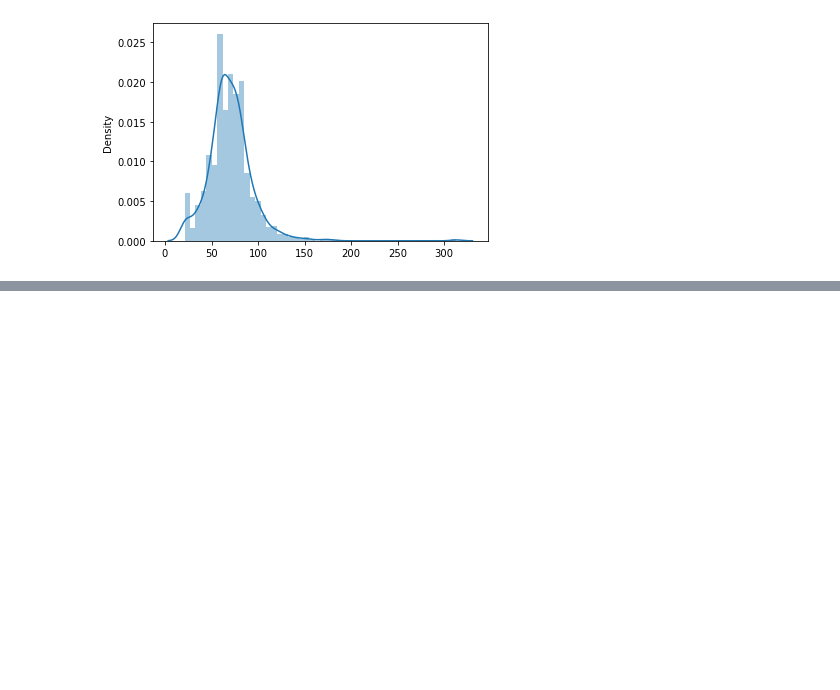
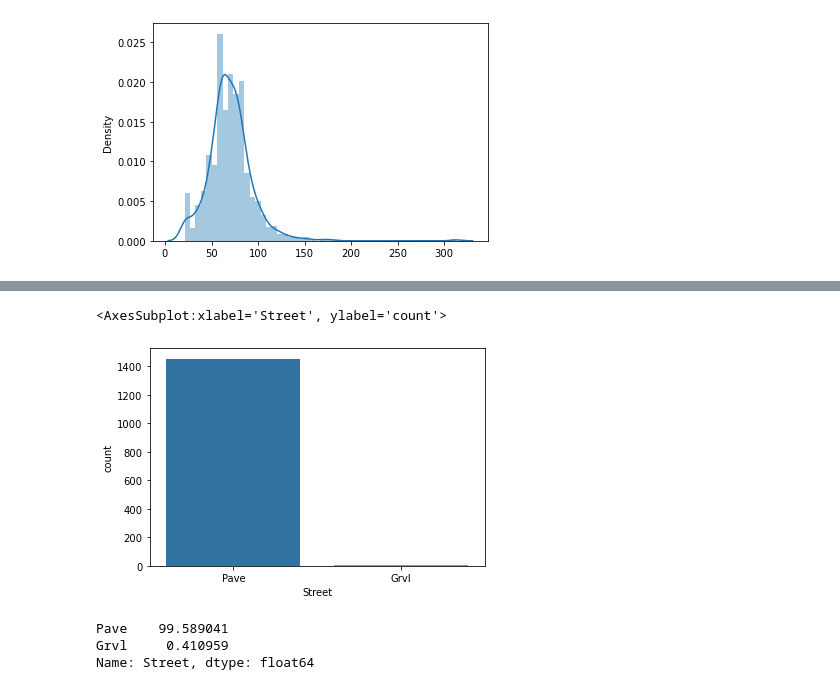
Before and after one commit to tionx3na/kaggle_competetions, a Jupyter notebook: house_prices/model.ipynb, the cells around one changed output, grey strips where cells are left out. Cells and saved outputs as stored; diff of their text form; code cells hidden in the pictures; blank space fills up the shorter version.

```diff
--- a/house_prices/model.ipynb
+++ b/house_prices/model.ipynb
@@ -71,0 +82,11 @@ sns.scatterplot(x=train_data.SalePrice, y=train_data.LotFrontage)
+# %%
+sns.countplot(train_data.Street)
+# %% [output]
+<AxesSubplot:xlabel='Street', ylabel='count'>
+[figure, added]
+# %%
+(train_data.Street.value_counts()/1460)*100
+# %% [output]
+Pave    99.589041
+Grvl     0.410959
+Name: Street, dtype: float64
```
Also changed, not shown: parts of 50 cells of this notebook, 1 other file.
